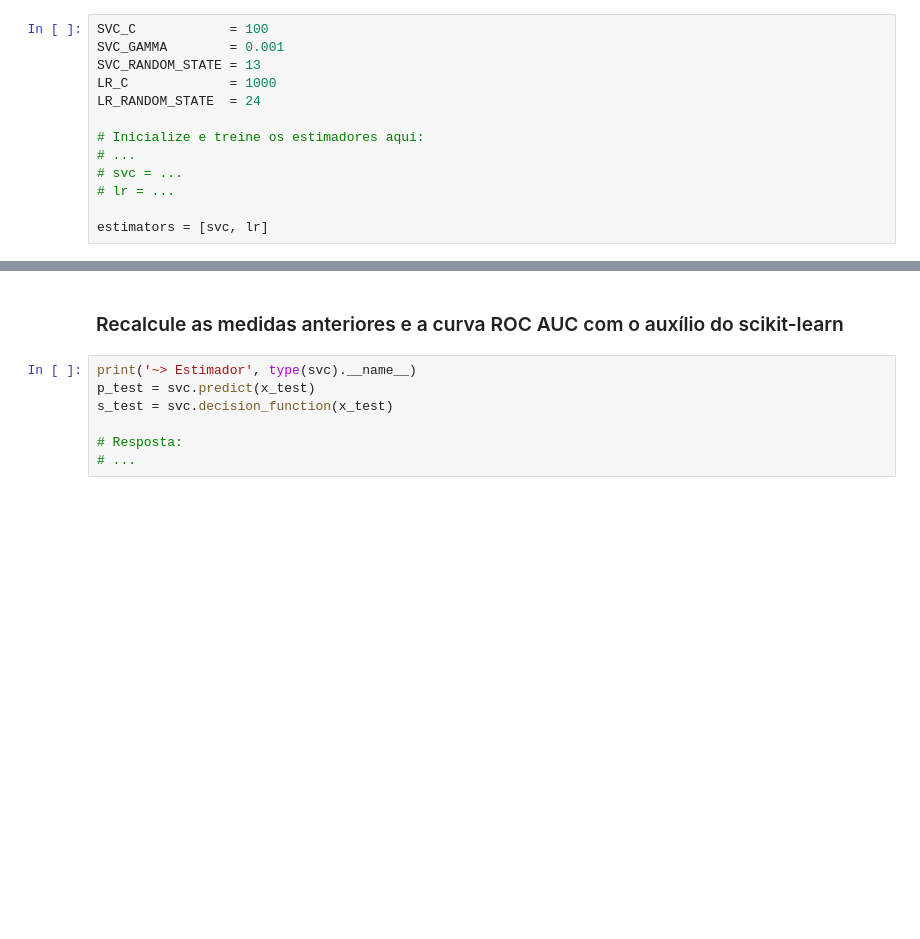
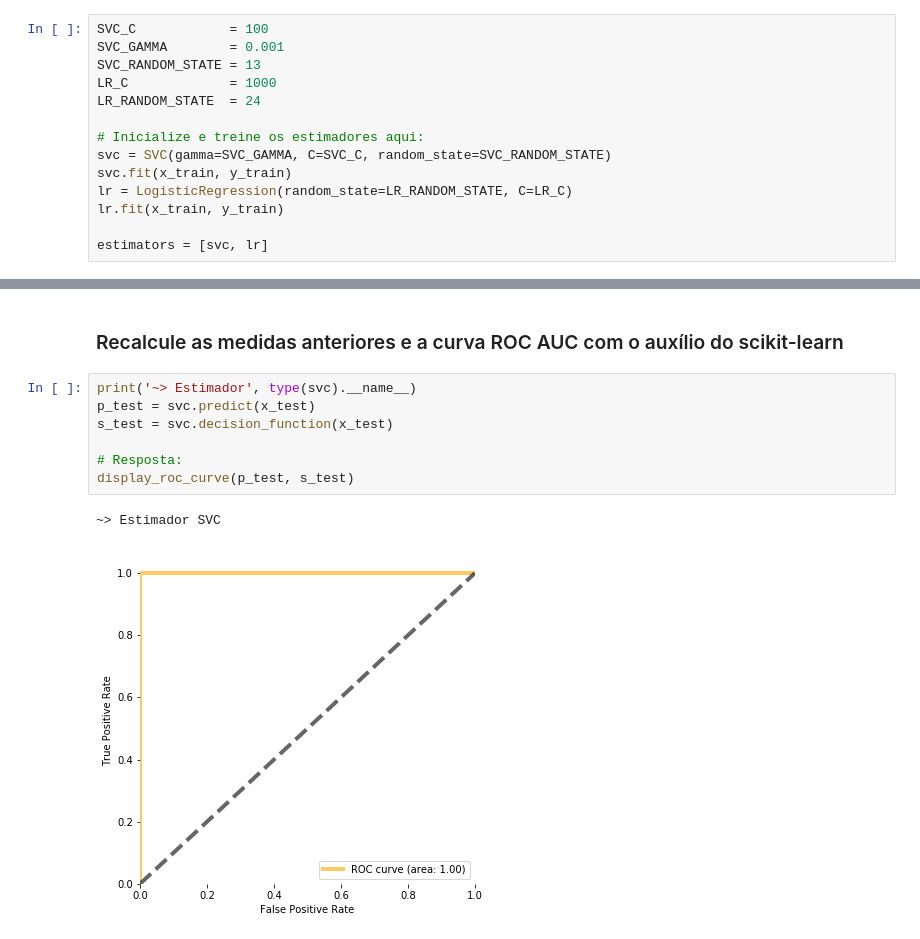
Before and after one commit to liselene/INF-0616, a Jupyter notebook: trab1/assignment-1.ipynb, the cells around one changed output, grey strips where cells are left out. Saved outputs shown, nothing was run; the diff lists cells and outputs as text; blank space fills up the shorter version.

```diff
--- a/trab1/assignment-1.ipynb
+++ b/trab1/assignment-1.ipynb
@@ -70,9 +83,10 @@ LR_C             = 1000
 LR_RANDOM_STATE  = 24
 
 # Inicialize e treine os estimadores aqui:
-# ...
-# svc = ...
-# lr = ...
+svc = SVC(gamma=SVC_GAMMA, C=SVC_C, random_state=SVC_RANDOM_STATE)
+svc.fit(x_train, y_train)
+lr = LogisticRegression(random_state=LR_RANDOM_STATE, C=LR_C)
+lr.fit(x_train, y_train)
 
 estimators = [svc, lr]
 # %% [markdown]
@@ -118,10 +159,13 @@ for e in estimators:
 # %%
 print('~> Estimador', type(svc).__name__)
 p_test = svc.predict(x_test)
 s_test = svc.decision_function(x_test)
 
 # Resposta:
-# ...
+display_roc_curve(p_test, s_test)
+# %% [output]
+~> Estimador SVC
+[figure, added]
 # %%
 def display_roc_curve(y, s):
     """Exibe a curva ROC AUC em um grafico.
```
Also changed, not shown: parts of 8 cells of this notebook.
